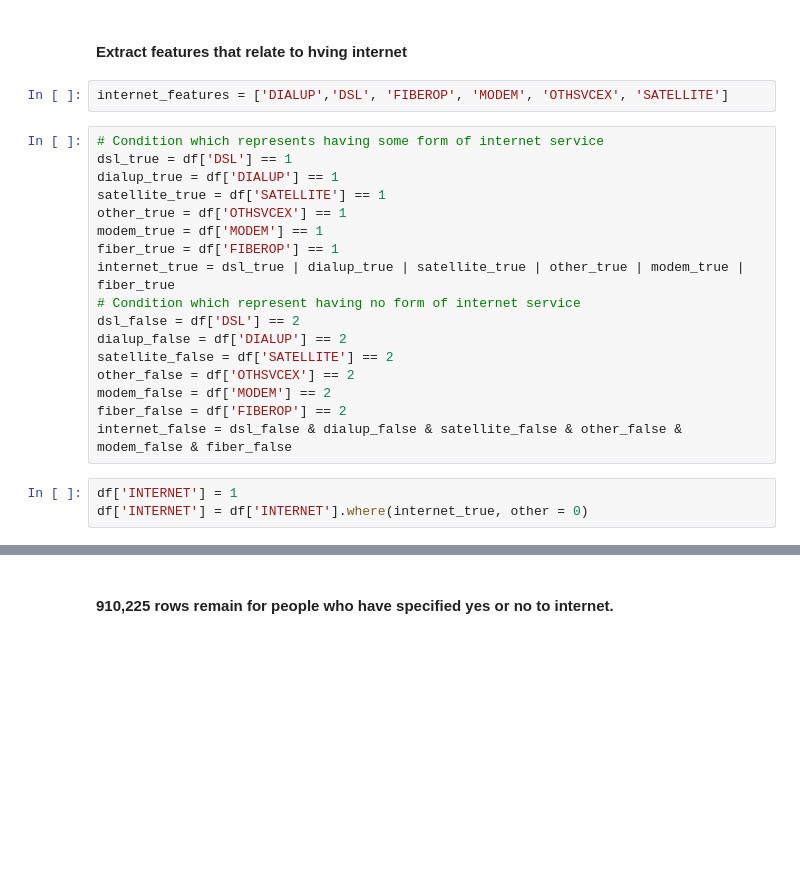
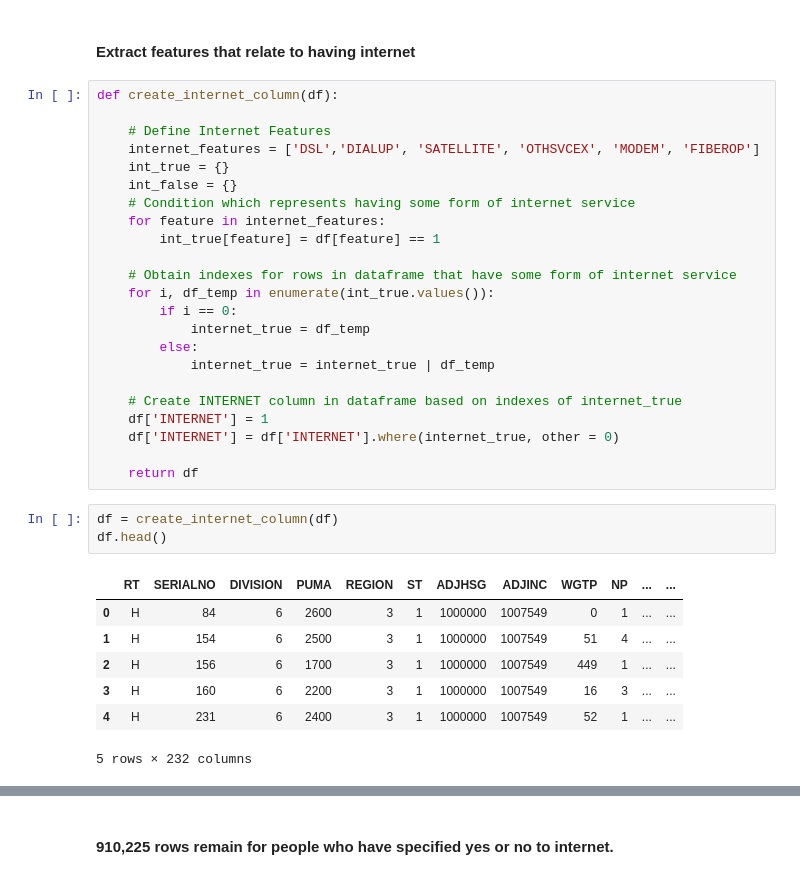
Before and after one commit to jkeung/Household_Analysis, a Jupyter notebook: Internet_Prediction.ipynb, the cells around one changed output, grey strips where cells are left out. Saved outputs shown, nothing was run; the diff lists cells and outputs as text; blank space fills up the shorter version.

```diff
--- a/Internet_Prediction.ipynb
+++ b/Internet_Prediction.ipynb
@@ -16,25 +69,37 @@ df = df1.append(df2)
 # %% [markdown]
-#### Extract features that relate to hving internet
+#### Extract features that relate to having internet
-# %%
-internet_features = ['DIALUP','DSL', 'FIBEROP', 'MODEM', 'OTHSVCEX', 'SATELLITE']
-# %%
-# Condition which represents having some form of internet service
-dsl_true = df['DSL'] == 1
-dialup_true = df['DIALUP'] == 1
-satellite_true = df['SATELLITE'] == 1
-other_true = df['OTHSVCEX'] == 1
-modem_true = df['MODEM'] == 1
-fiber_true = df['FIBEROP'] == 1
-internet_true = dsl_true | dialup_true | satellite_true | other_true | modem_true | fiber_true
-# Condition which represent having no form of internet service
-dsl_false = df['DSL'] == 2
-dialup_false = df['DIALUP'] == 2
-satellite_false = df['SATELLITE'] == 2
-other_false = df['OTHSVCEX'] == 2
-modem_false = df['MODEM'] == 2
-fiber_false = df['FIBEROP'] == 2
-internet_false = dsl_false & dialup_false & satellite_false & other_false & modem_false & fiber_false
-# %%
-df['INTERNET'] = 1
-df['INTERNET'] = df['INTERNET'].where(internet_true, other = 0)
+# %%
+def create_internet_column(df):
+
+    # Define Internet Features
+    internet_features = ['DSL','DIALUP', 'SATELLITE', 'OTHSVCEX', 'MODEM', 'FIBEROP']
+    int_true = {}
+    int_false = {}
+    # Condition which represents having some form of internet service
+    for feature in internet_features:
+        int_true[feature] = df[feature] == 1
+
+    # Obtain indexes for rows in dataframe that have some form of internet service
+    for i, df_temp in enumerate(int_true.values()):
+        if i == 0:
+            internet_true = df_temp
+        else:
+            internet_true = internet_true | df_temp
+
+    # Create INTERNET column in dataframe based on indexes of internet_true
+    df['INTERNET'] = 1
+    df['INTERNET'] = df['INTERNET'].where(internet_true, other = 0)
+
+    return df
+# %%
+df = create_internet_column(df)
+df.head()
+# %% [output]
+|  | RT | SERIALNO | DIVISION | PUMA | REGION | ST | ADJHSG | ADJINC | WGTP | NP | ... | ... |
+| 0 | H | 84 | 6 | 2600 | 3 | 1 | 1000000 | 1007549 | 0 | 1 | ... | ... |
+| 1 | H | 154 | 6 | 2500 | 3 | 1 | 1000000 | 1007549 | 51 | 4 | ... | ... |
+| 2 | H | 156 | 6 | 1700 | 3 | 1 | 1000000 | 1007549 | 449 | 1 | ... | ... |
+| 3 | H | 160 | 6 | 2200 | 3 | 1 | 1000000 | 1007549 | 16 | 3 | ... | ... |
+| 4 | H | 231 | 6 | 2400 | 3 | 1 | 1000000 | 1007549 | 52 | 1 | ... | ... |
+5 rows × 232 columns
 # %%
```
Also changed, not shown: parts of 39 cells of this notebook.
